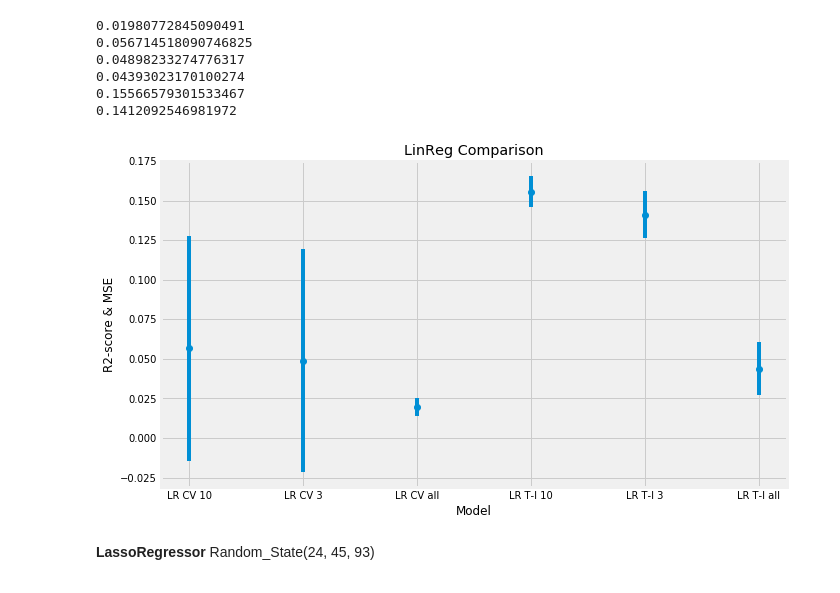
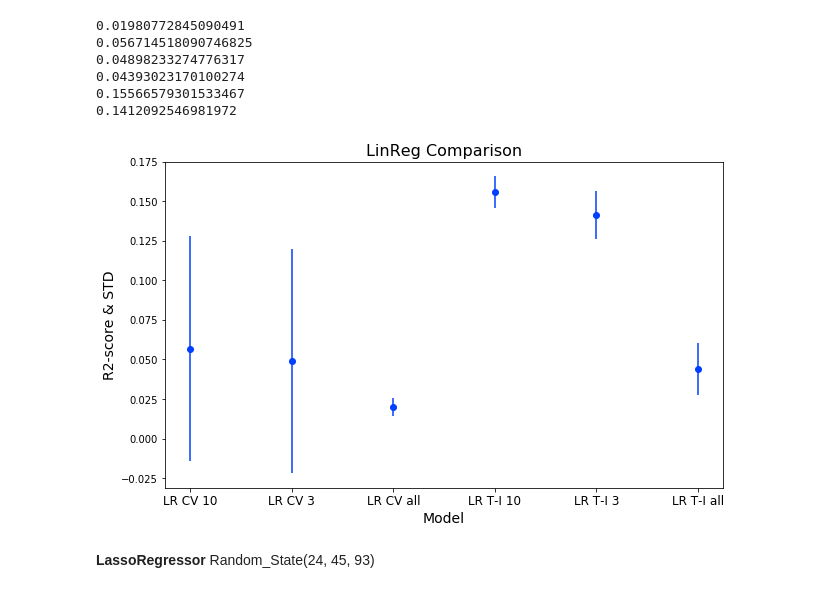
Before and after one commit to yhpf/Capstone-General_Assembly, a Jupyter notebook: 15_comparing_models.ipynb, the cells around one changed output. Cells and saved outputs as stored; diff of their text form; code cells hidden in the pictures.

Commit message:
minor changes on a plot

```diff
--- a/15_comparing_models.ipynb
+++ b/15_comparing_models.ipynb
@@ -31,7 +31,7 @@ from sklearn.ensemble import AdaBoostRegressor, GradientBoostingRegressor
 from matplotlib import pyplot as plt
 import seaborn as sns
 
-plt.style.use('fivethirtyeight')
+plt.style.use('seaborn-bright')
 
 %matplotlib inline
 # %% [markdown]
@@ -2904,19 +2904,19 @@ print(np.mean([0.15789602776517975,0.1214683266365274,0.14426340969288443]))
 # %%
 fig, ax = plt.subplots(figsize=(10,6))
 
 x = ['LR CV all', 'LR CV 10', 'LR CV 3', 'LR T-I all', 'LR T-I 10', 'LR T-I 3'] # model name
 y = [0.01980772845090491, 0.056714518090746825, 0.04898233274776317, 0.04393023170100274, 0.15566579301533467,
      0.1412092546981972] # r2-score
 e = [0.005694508224194824, 0.07100166161906873, 0.07075671986192957, 0.01646133783802288, 0.009935040205793,
      0.015027535824352232]  # STD
 
 ax.errorbar(x, y, yerr=e, fmt='o')
 plt.xlabel('Model');
-plt.ylabel('R2-score & MSE');
+plt.ylabel('R2-score & STD');
 plt.title('LinReg Comparison');
 plt.show()
 # %% [output]
-[figure, old version]
+[figure, new version]
 # %% [markdown]
 **LassoRegressor**
 Random_State(24, 45, 93)
```
Also changed, not shown: parts of 4 cells of this notebook.
